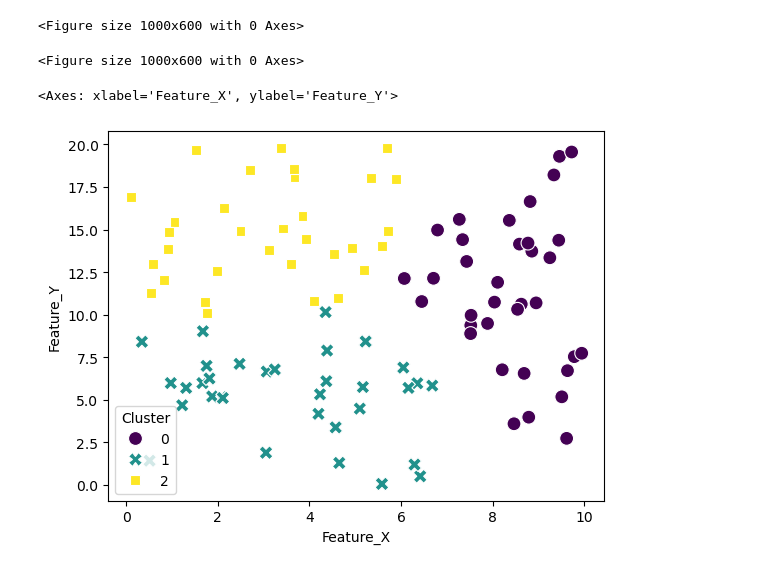
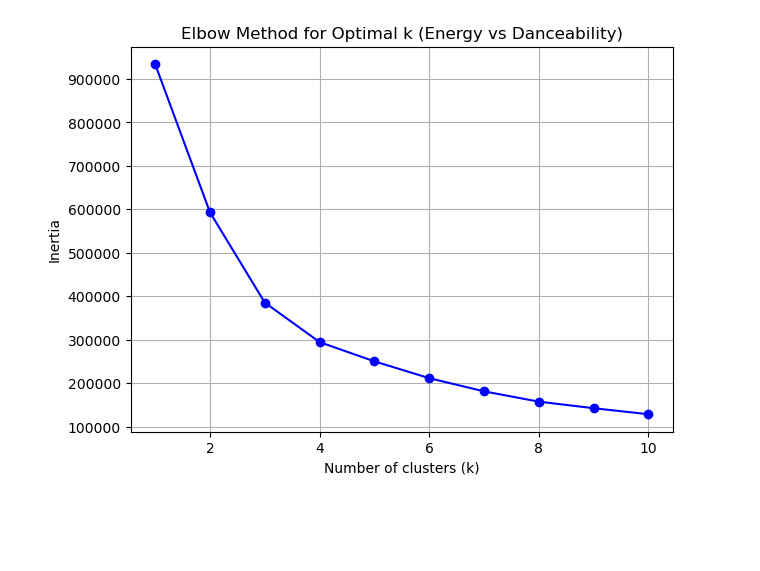
Before and after one commit to patrawi/spotify, a Jupyter notebook: cluster_saron.ipynb, the cells around one changed output. Cells and saved outputs as stored; diff of their text form; code cells hidden in the pictures; blank space fills up the shorter version.

Commit message:
Clustering Predictiojn

```diff
--- a/cluster_saron.ipynb
+++ b/cluster_saron.ipynb
@@ -6,12 +5,5 @@ import matplotlib.pyplot as plt
 from sklearn.cluster import KMeans
 from sklearn.preprocessing import StandardScaler
 # %%
-data = pd.read_csv('final_cleaned_data.csv', sep=';')
-data = {
-    'Feature_X': np.random.rand(100) * 10,
-    'Feature_Y': np.random.rand(100) * 10 + np.random.randint(0, 3, 100) * 5,
-    'Other_Feature_1': np.random.rand(100),
-    'Other_Feature_2': np.random.rand(100)
-}
-df = pd.DataFrame(data)
+data = pd.read_csv("final_cleaned_data.csv", sep=';')
 # %%
@@ -26,10 +19,5 @@ df.head()
 # %%
-X = df[['Feature_X', 'Feature_Y']].values
-
-# --- 2. Scaling (Good practice for distance-based algorithms like K-Means) ---
-scaler = StandardScaler()
-X_scaled = scaler.fit_transform(X)
+subset = data[['Energy', 'Danceability']].dropna()
 # %%
-n_clusters = 3 # Choose your desired number of clusters
-kmeans = KMeans(n_clusters=n_clusters, random_state=42, n_init=10)
-df['Cluster'] = kmeans.fit_predict(X_scaled)
+scaler = StandardScaler()
+scaled_features = scaler.fit_transform(subset)
@@ -54,21 +24,18 @@ Returning the number of logical cores instead. You can silence this warning by s
 # %%
-plt.figure(figsize=(10, 6))
+inertia = []
+K = range(1, 11)
+for k in K:
+    kmeans = KMeans(n_clusters=k, random_state=42, n_init=10)
+    kmeans.fit(scaled_features)
+    inertia.append(kmeans.inertia_)
-# %% [output]
-<Figure size 1000x600 with 0 Axes>
-<Figure size 1000x600 with 0 Axes>
 # %%
-# Use seaborn scatterplot to easily color by cluster label
-sns.scatterplot(
-    x='Feature_X',
-    y='Feature_Y',
-    hue='Cluster', # Color points based on the 'Cluster' column
-    palette='viridis', # Choose a color palette
-    data=df,
-    s=100, # Point size
-    style='Cluster', # Use different markers for each cluster
-    legend='full'
-)
+plt.figure(figsize=(7, 5))
+plt.plot(K, inertia, 'bo-')
+plt.xlabel('Number of clusters (k)')
+plt.ylabel('Inertia')
+plt.title('Elbow Method for Optimal k (Energy vs Danceability)')
+plt.grid(True)
+plt.show()
 # %% [output]
-<Axes: xlabel='Feature_X', ylabel='Feature_Y'>
-[figure, old version]
+[figure, new version]
 # %%
```
Also changed, not shown: parts of 9 cells of this notebook, 2 other files.
